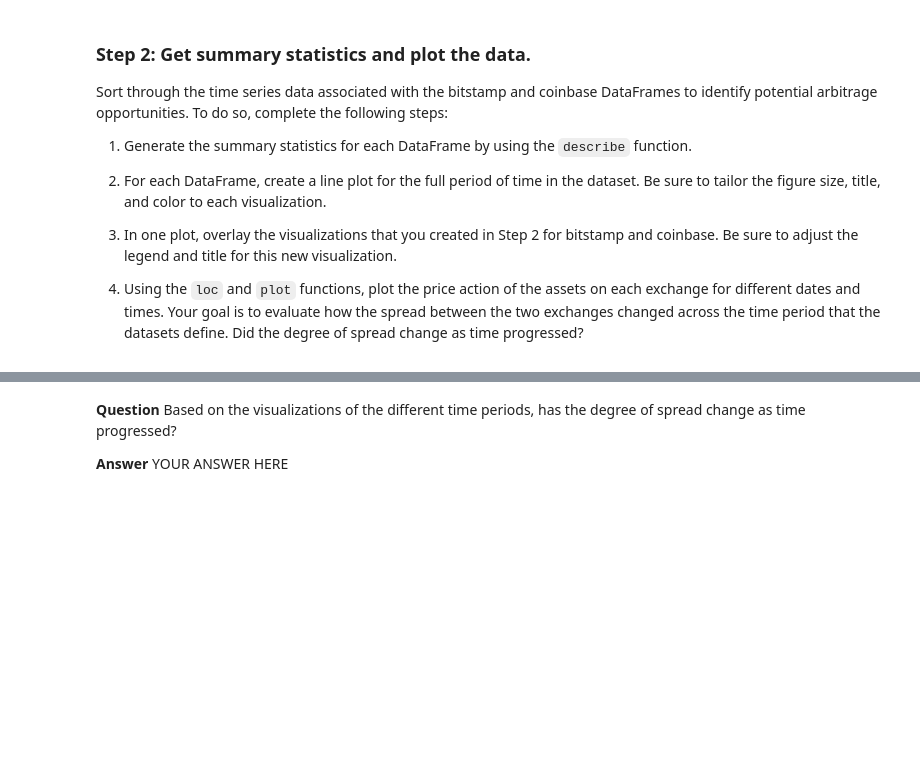
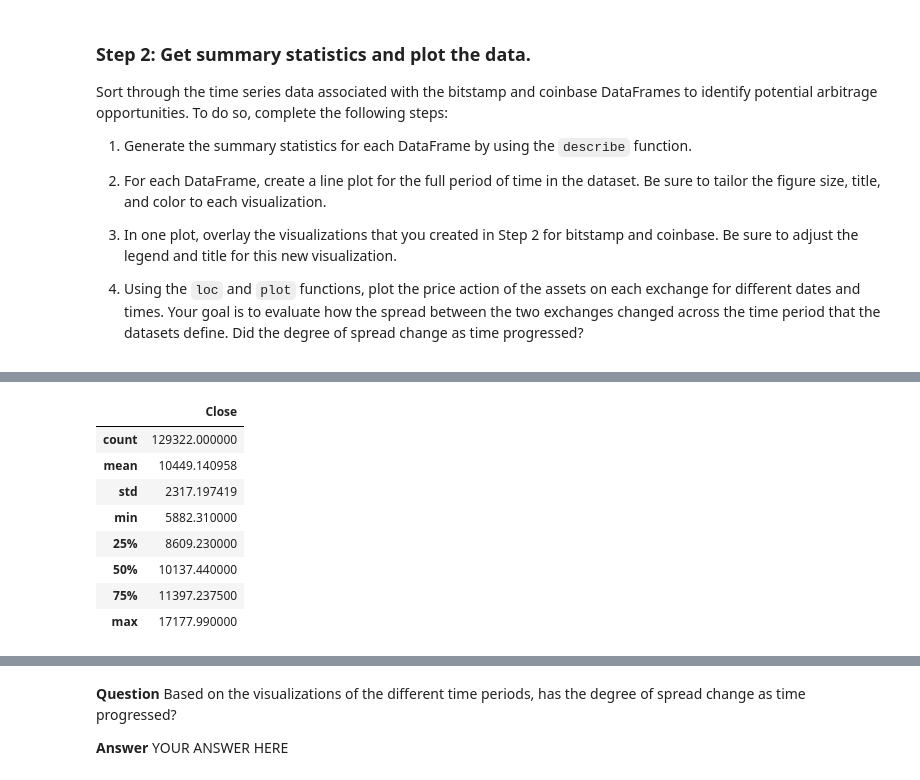
Before and after one commit to DigitalGoldRush/Module_3_Challenge, a Jupyter notebook: Module 3 Challenge/Starter_Code/crypto_arbitrage.ipynb, the cells around one changed output, grey strips where cells are left out. Cells and saved outputs as stored; diff of their text form; code cells hidden in the pictures; blank space fills up the shorter version.

```diff
--- a/Module 3 Challenge/Starter_Code/crypto_arbitrage.ipynb
+++ b/Module 3 Challenge/Starter_Code/crypto_arbitrage.ipynb
@@ -265,6 +283,16 @@ Sort through the time series data associated with the bitstamp and coinbase Data
 # %%
 # Generate the summary statistics for the coinbase DataFrame
-# YOUR CODE HERE
+coinbase_sliced.describe()
+# %% [output]
+|  | Close |
+| count | 129322.000000 |
+| mean | 10449.140958 |
+| std | 2317.197419 |
+| min | 5882.310000 |
+| 25% | 8609.230000 |
+| 50% | 10137.440000 |
+| 75% | 11397.237500 |
+| max | 17177.990000 |
 # %%
 # Create a line plot for the bitstamp DataFrame for the full length of time in the dataset
 # Be sure that the figure size, title, and color are tailored to each visualization
```
Also changed, not shown: parts of 5 cells of this notebook.
